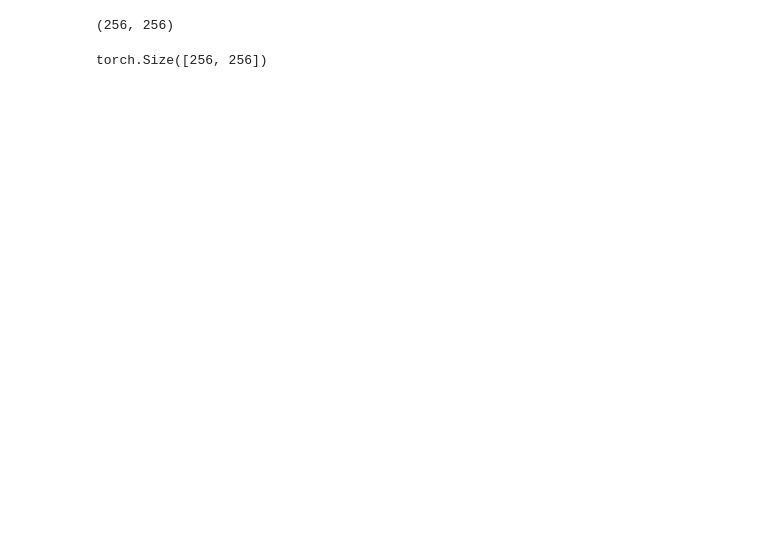
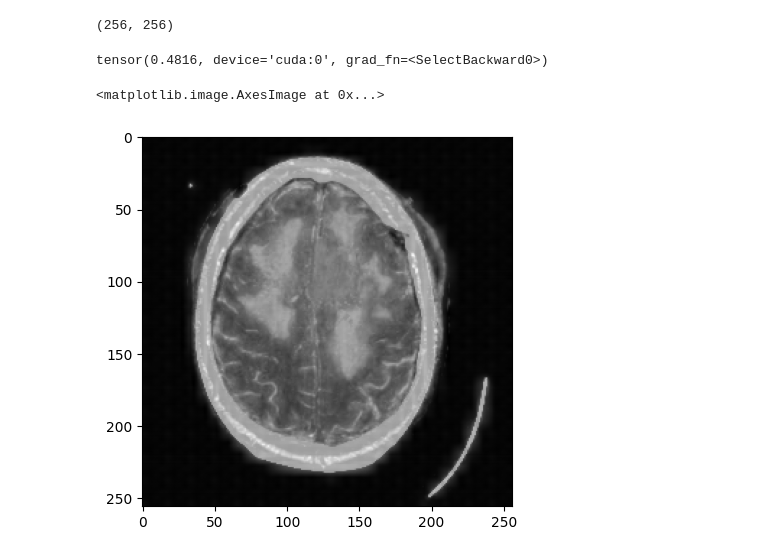
Before and after one commit to MILK-BIOS/SAM-based-CT-MRI-Fusion, a Jupyter notebook: test.ipynb, the cells around one changed output. Drawn from its saved outputs; the diff is of its cells as text; code cells hidden in the pictures; blank space fills up the shorter version.

```diff
--- a/test.ipynb
+++ b/test.ipynb
@@ -181,9 +181,14 @@ output[4] = laplacian_pyramid(output[4])
 # %%
 img = output[4][0].squeeze(0)
 # %%
-print(img.shape)
+print(img[120][170])
 # %% [output]
-torch.Size([256, 256])
+tensor(0.4816, device='cuda:0', grad_fn=<SelectBackward0>)
+# %%
+plt.imshow(img.detach().cpu(), cmap='gray')
+# %% [output]
+<matplotlib.image.AxesImage at 0x...>
+[figure, added]
 # %%
 plt.figure(figsize=(10, 6))
 plt.subplot(1, 3, 1)
```
Also changed, not shown: parts of 9 cells of this notebook, 4 other files.
